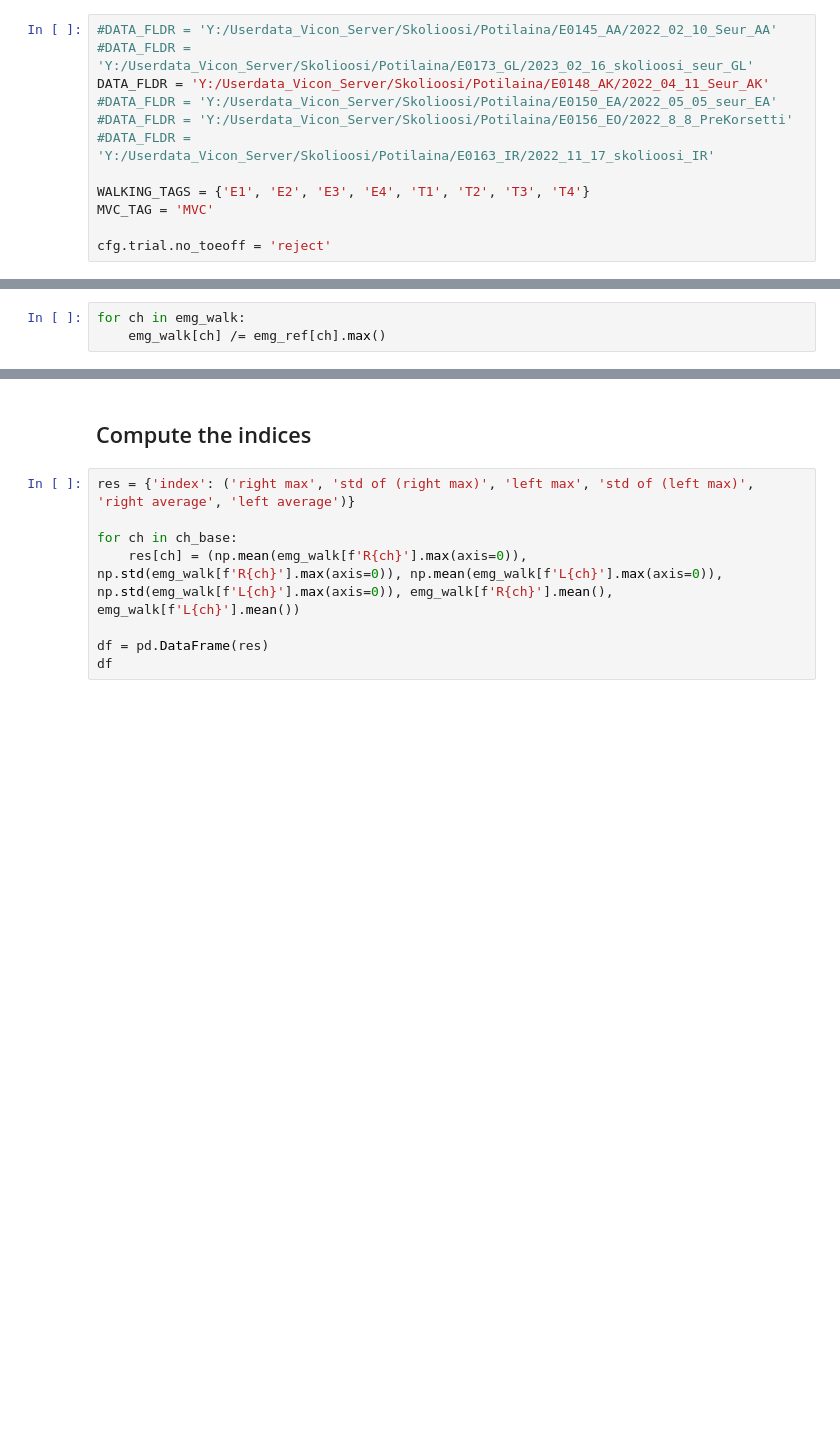
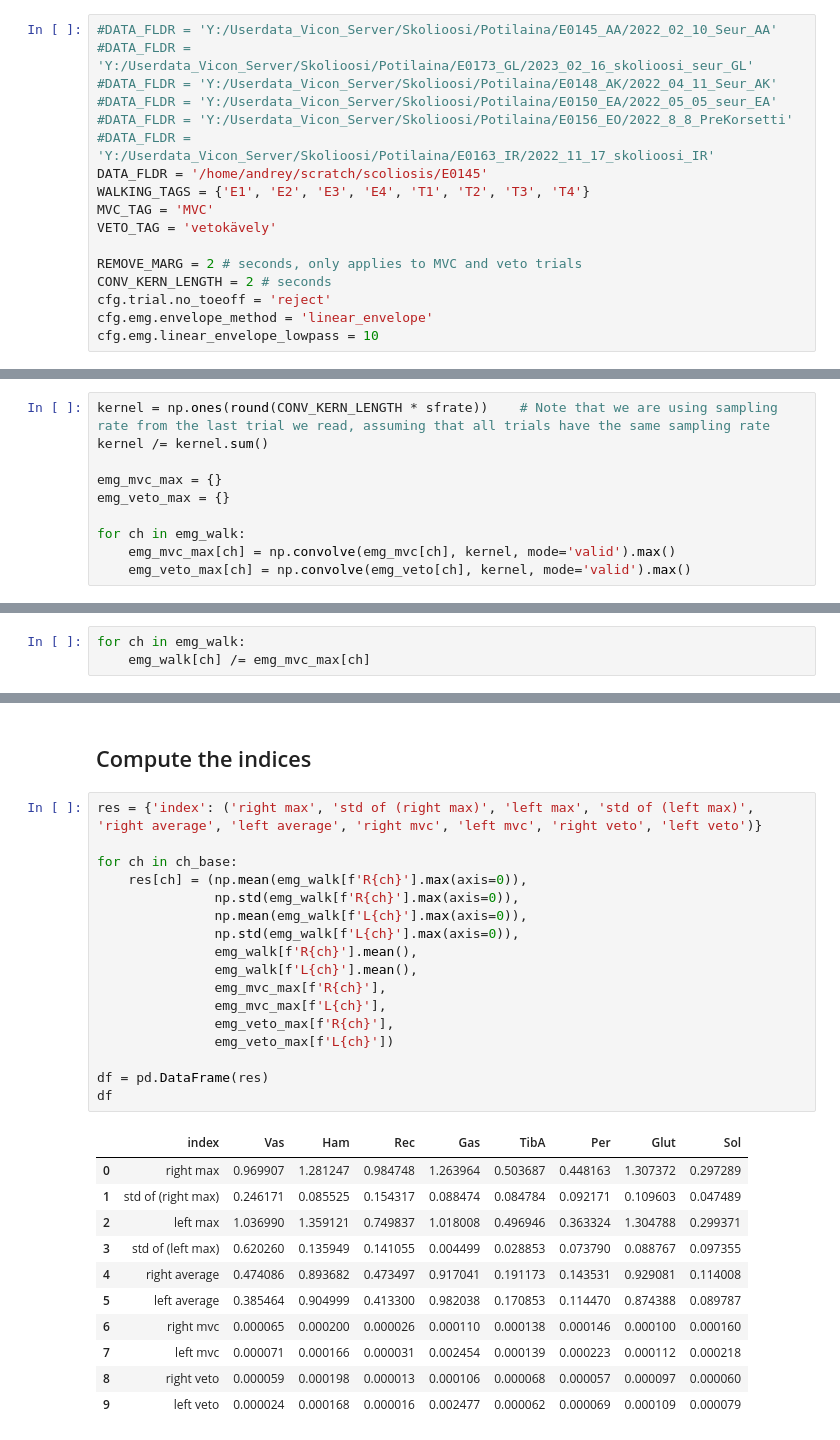
Before and after one commit to NCH-Motion-Laboratory/gaitlab_sandbox, a Jupyter notebook: misc_gait/scoliosis.ipynb, the cells around one changed output, grey strips where cells are left out. Drawn from its saved outputs; the diff is of its cells as text; blank space fills up the shorter version.

Commit message:
scoliosis script updated
it now allow comparison of mvc and veto maximum EMGs

```diff
--- a/misc_gait/scoliosis.ipynb
+++ b/misc_gait/scoliosis.ipynb
@@ -18,15 +18,20 @@ import matplotlib.pyplot as plt
 # %%
 #DATA_FLDR = 'Y:/Userdata_Vicon_Server/Skolioosi/Potilaina/E0145_AA/2022_02_10_Seur_AA'
 #DATA_FLDR = 'Y:/Userdata_Vicon_Server/Skolioosi/Potilaina/E0173_GL/2023_02_16_skolioosi_seur_GL'
-DATA_FLDR = 'Y:/Userdata_Vicon_Server/Skolioosi/Potilaina/E0148_AK/2022_04_11_Seur_AK'
+#DATA_FLDR = 'Y:/Userdata_Vicon_Server/Skolioosi/Potilaina/E0148_AK/2022_04_11_Seur_AK'
 #DATA_FLDR = 'Y:/Userdata_Vicon_Server/Skolioosi/Potilaina/E0150_EA/2022_05_05_seur_EA'
 #DATA_FLDR = 'Y:/Userdata_Vicon_Server/Skolioosi/Potilaina/E0156_EO/2022_8_8_PreKorsetti'
 #DATA_FLDR = 'Y:/Userdata_Vicon_Server/Skolioosi/Potilaina/E0163_IR/2022_11_17_skolioosi_IR'
-
+DATA_FLDR = '/home/andrey/scratch/scoliosis/E0145'
 WALKING_TAGS = {'E1', 'E2', 'E3', 'E4', 'T1', 'T2', 'T3', 'T4'}
 MVC_TAG = 'MVC'
+VETO_TAG = 'vetokävely'
 
+REMOVE_MARG = 2 # seconds, only applies to MVC and veto trials
+CONV_KERN_LENGTH = 2 # seconds
 cfg.trial.no_toeoff = 'reject'
+cfg.emg.envelope_method = 'linear_envelope'
+cfg.emg.linear_envelope_lowpass = 10
 # %% [markdown]
 ## Read all the walking files
 # %%
@@ -56,8 +103,18 @@ for c3d_file in pathlib.Path(DATA_FLDR).glob('*.c3d'):
+# %%
+kernel = np.ones(round(CONV_KERN_LENGTH * sfrate))    # Note that we are using sampling rate from the last trial we read, assuming that all trials have the same sampling rate
+kernel /= kernel.sum()
+
+emg_mvc_max = {}
+emg_veto_max = {}
+
+for ch in emg_walk:
+    emg_mvc_max[ch] = np.convolve(emg_mvc[ch], kernel, mode='valid').max()
+    emg_veto_max[ch] = np.convolve(emg_veto[ch], kernel, mode='valid').max()
 # %% [markdown]
 ## Normalize
 # %%
 for ch in emg_walk:
-    emg_walk[ch] /= emg_ref[ch].max()
+    emg_walk[ch] /= emg_mvc_max[ch]
 # %% [markdown]
 ## Plot
 # %%
@@ -85,10 +151,31 @@ for ch in ch_base:
 # %% [markdown]
 ## Compute the indices
 # %%
-res = {'index': ('right max', 'std of (right max)', 'left max', 'std of (left max)', 'right average', 'left average')}
+res = {'index': ('right max', 'std of (right max)', 'left max', 'std of (left max)', 'right average', 'left average', 'right mvc', 'left mvc', 'right veto', 'left veto')}
 
 for ch in ch_base:
-    res[ch] = (np.mean(emg_walk[f'R{ch}'].max(axis=0)), np.std(emg_walk[f'R{ch}'].max(axis=0)), np.mean(emg_walk[f'L{ch}'].max(axis=0)), np.std(emg_walk[f'L{ch}'].max(axis=0)), emg_walk[f'R{ch}'].mean(), emg_walk[f'L{ch}'].mean())
+    res[ch] = (np.mean(emg_walk[f'R{ch}'].max(axis=0)),
+               np.std(emg_walk[f'R{ch}'].max(axis=0)),
+               np.mean(emg_walk[f'L{ch}'].max(axis=0)),
+               np.std(emg_walk[f'L{ch}'].max(axis=0)),
+               emg_walk[f'R{ch}'].mean(),
+               emg_walk[f'L{ch}'].mean(),
+               emg_mvc_max[f'R{ch}'],
+               emg_mvc_max[f'L{ch}'],
+               emg_veto_max[f'R{ch}'],
+               emg_veto_max[f'L{ch}'])
 
 df = pd.DataFrame(res)
 df
+# %% [output]
+|  | index | Vas | Ham | Rec | Gas | TibA | Per | Glut | Sol |
+| 0 | right max | 0.969907 | 1.281247 | 0.984748 | 1.263964 | 0.503687 | 0.448163 | 1.307372 | 0.297289 |
+| 1 | std of (right max) | 0.246171 | 0.085525 | 0.154317 | 0.088474 | 0.084784 | 0.092171 | 0.109603 | 0.047489 |
+| 2 | left max | 1.036990 | 1.359121 | 0.749837 | 1.018008 | 0.496946 | 0.363324 | 1.304788 | 0.299371 |
+| 3 | std of (left max) | 0.620260 | 0.135949 | 0.141055 | 0.004499 | 0.028853 | 0.073790 | 0.088767 | 0.097355 |
+| 4 | right average | 0.474086 | 0.893682 | 0.473497 | 0.917041 | 0.191173 | 0.143531 | 0.929081 | 0.114008 |
+| 5 | left average | 0.385464 | 0.904999 | 0.413300 | 0.982038 | 0.170853 | 0.114470 | 0.874388 | 0.089787 |
+| 6 | right mvc | 0.000065 | 0.000200 | 0.000026 | 0.000110 | 0.000138 | 0.000146 | 0.000100 | 0.000160 |
+| 7 | left mvc | 0.000071 | 0.000166 | 0.000031 | 0.002454 | 0.000139 | 0.000223 | 0.000112 | 0.000218 |
+| 8 | right veto | 0.000059 | 0.000198 | 0.000013 | 0.000106 | 0.000068 | 0.000057 | 0.000097 | 0.000060 |
+| 9 | left veto | 0.000024 | 0.000168 | 0.000016 | 0.002477 | 0.000062 | 0.000069 | 0.000109 | 0.000079 |
```
Also changed, not shown: parts of 5 cells of this notebook.
